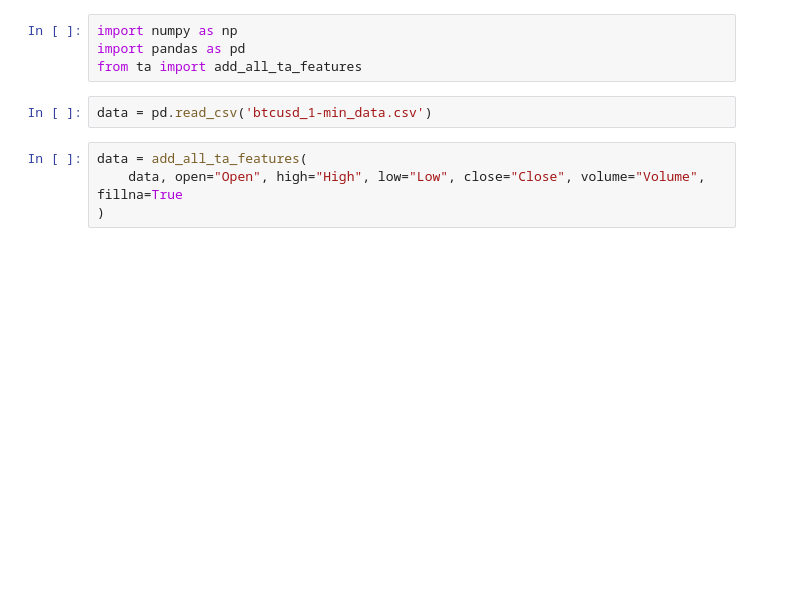
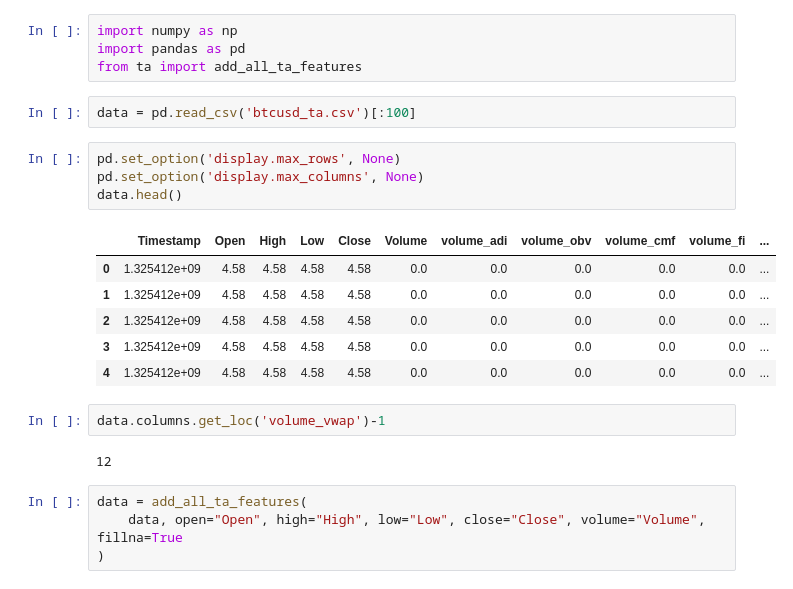
Before and after one commit to nveshaan/ts2vec, a Jupyter notebook: eda.ipynb, the cells around one changed output. Drawn from its saved outputs; the diff is of its cells as text; blank space fills up the shorter version.

```diff
--- a/eda.ipynb
+++ b/eda.ipynb
@@ -3,7 +3,22 @@ import numpy as np
 import pandas as pd
 from ta import add_all_ta_features
 # %%
-data = pd.read_csv('btcusd_1-min_data.csv')
+data = pd.read_csv('btcusd_ta.csv')[:100]
+# %%
+pd.set_option('display.max_rows', None)
+pd.set_option('display.max_columns', None)
+data.head()
+# %% [output]
+|  | Timestamp | Open | High | Low | Close | Volume | volume_adi | volume_obv | volume_cmf | volume_fi | ... |
+| 0 | 1.325412e+09 | 4.58 | 4.58 | 4.58 | 4.58 | 0.0 | 0.0 | 0.0 | 0.0 | 0.0 | ... |
+| 1 | 1.325412e+09 | 4.58 | 4.58 | 4.58 | 4.58 | 0.0 | 0.0 | 0.0 | 0.0 | 0.0 | ... |
+| 2 | 1.325412e+09 | 4.58 | 4.58 | 4.58 | 4.58 | 0.0 | 0.0 | 0.0 | 0.0 | 0.0 | ... |
+| 3 | 1.325412e+09 | 4.58 | 4.58 | 4.58 | 4.58 | 0.0 | 0.0 | 0.0 | 0.0 | 0.0 | ... |
+| 4 | 1.325412e+09 | 4.58 | 4.58 | 4.58 | 4.58 | 0.0 | 0.0 | 0.0 | 0.0 | 0.0 | ... |
+# %%
+data.columns.get_loc('volume_vwap')-1
+# %% [output]
+12
 # %%
 data = add_all_ta_features(
     data, open="Open", high="High", low="Low", close="Close", volume="Volume", fillna=True
```
Also changed, not shown: 2 other files.
